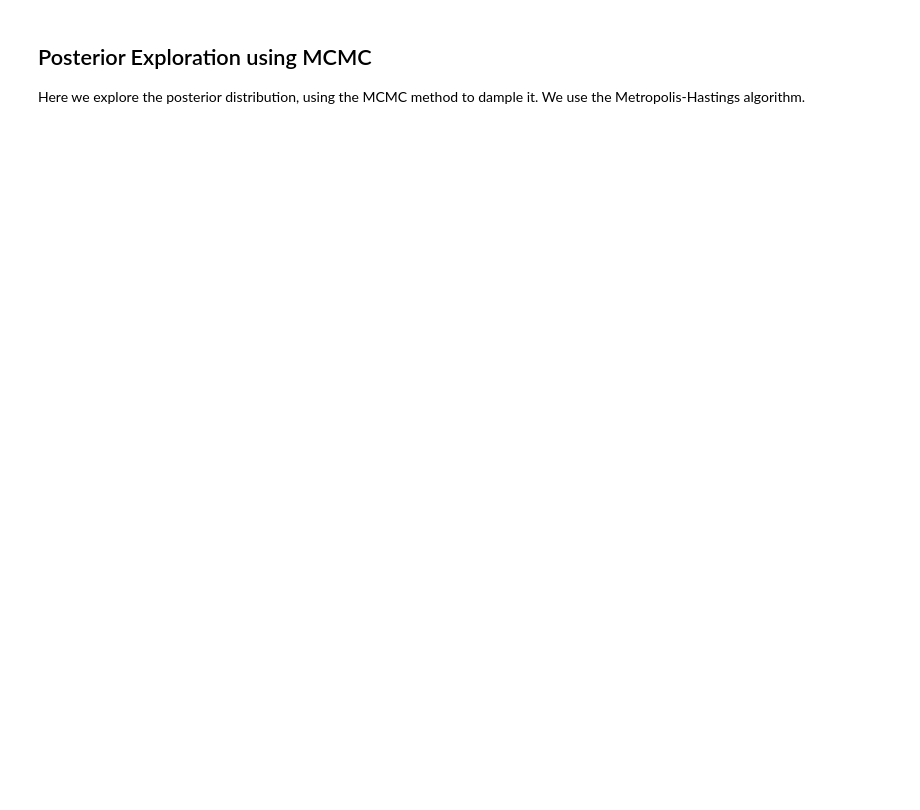
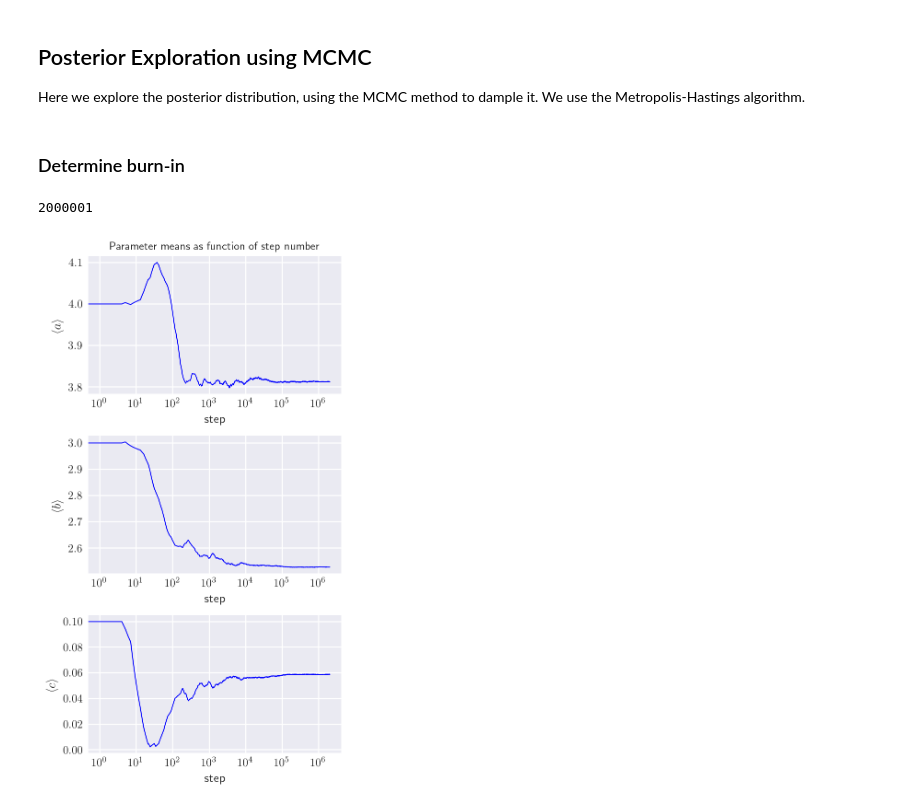
Before and after one commit to dtanoglidis/Astrostatistics, a Jupyter notebook: Assignment 3.ipynb, the cells around one changed output. Saved outputs shown, nothing was run; the diff lists cells and outputs as text; code cells hidden in the pictures; blank space fills up the shorter version.

```diff
--- a/Assignment 3.ipynb
+++ b/Assignment 3.ipynb
@@ -536,3 +534,58 @@ x_0 = [4.0, 3.0, 0.1]
 step = 0.1
 
 chain_res = MCMC(n, x_0, step, post_sampled)
+# %% [markdown]
+### Determine burn-in
+# %%
+chain_a = chain_res[:,0]
+chain_b = chain_res[:,1]
+chain_c = chain_res[:,2]
+
+nsize = len(chain_a)
+print(nsize)
+# %% [output]
+2000001
+# %%
+def cum_mean(arr):
+    """
+    Gets an array and returs the cumulative mean
+    Whatever that means
+    """
+    num_arr = np.arange(len(arr))
+    cuv_mean = np.cumsum(arr)/(num_arr + 1.0)
+    return cuv_mean
+
+cumul_a = cum_mean(chain_a)
+cumul_b = cum_mean(chain_b)
+cumul_c = cum_mean(chain_c)
+
+nsteps = np.arange(nsize)
+# %%
+fig, ax = plt.subplots(3, 1, figsize = (4,7))
+
+ax[0].plot(nsteps, cumul_a, c='blue', linewidth=0.8)
+#ax[0].set_xlim(0,10000)
+#ax[0].set_ylim(3.7,4.0)
+ax[0].set_ylabel(r'$\langle a \rangle$')
+ax[0].set_xlabel('step')
+ax[0].set_xscale('log')
+
+ax[1].plot(nsteps, cumul_b, c='blue', linewidth=0.8)
+#ax[1].set_xlim(0,10000)
+#ax[1].set_ylim(2.4,2.9)
+ax[1].set_ylabel(r'$\langle b \rangle$')
+ax[1].set_xlabel('step')
+ax[1].set_xscale('log')
+
+ax[2].plot(nsteps, cumul_c, c='blue', linewidth=0.8)
+#ax[2].set_xlim(0,10000)
+ax[2].set_ylabel(r'$\langle c \rangle$')
+ax[2].set_xlabel('step')
+ax[2].set_xscale('log')
+
+
+ax[0].set_title('Parameter means as function of step number', fontsize=10)
+plt.tight_layout()
+plt.show()
+# %% [output]
+[figure, added]
```
Also changed, not shown: parts of 15 cells of this notebook.
